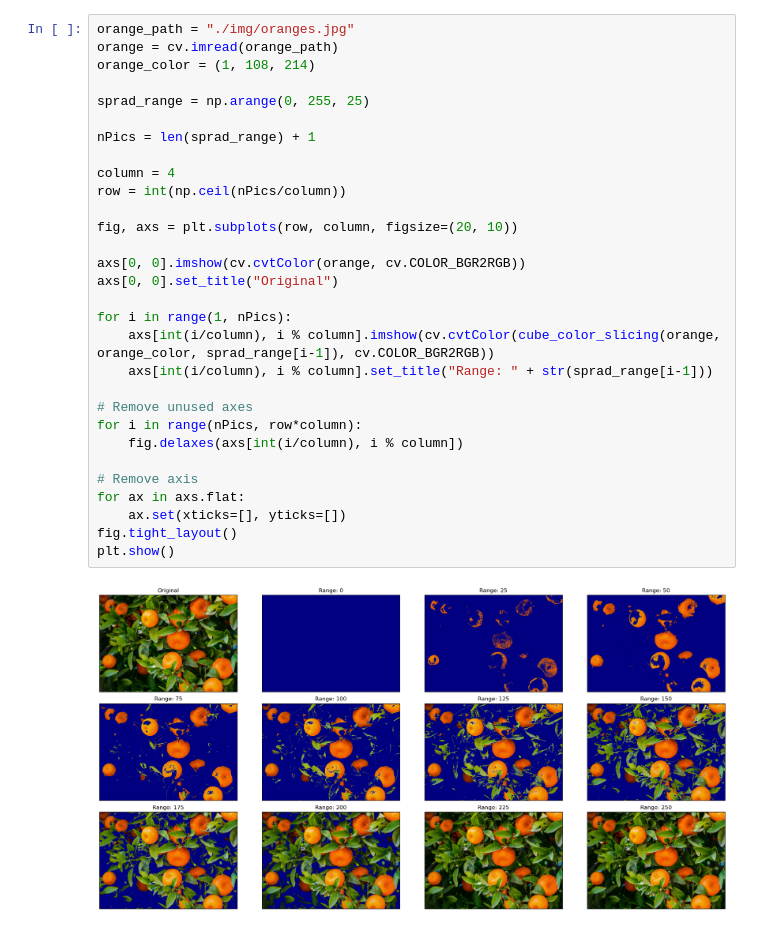
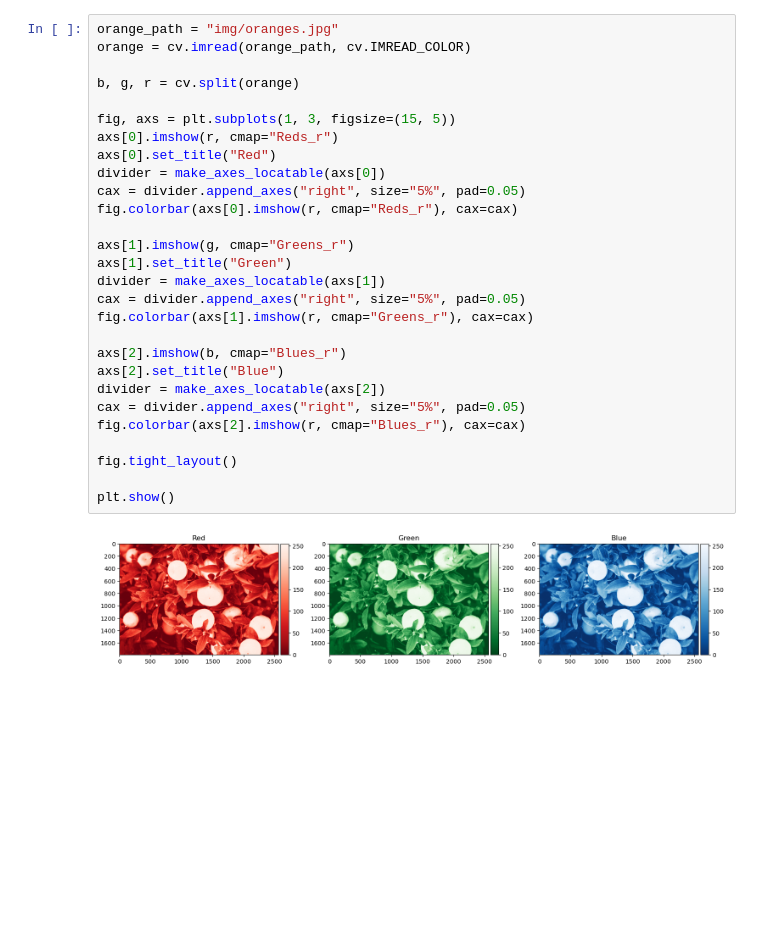
Before and after one commit to ratchanonp/imageprocessing, a Jupyter notebook: Assignment_5/Assignment_5_2.ipynb, the cells around one changed output. Drawn from its saved outputs; the diff is of its cells as text; blank space fills up the shorter version.

Commit message:
Color Slicing

```diff
--- a/Assignment_5/Assignment_5_2.ipynb
+++ b/Assignment_5/Assignment_5_2.ipynb
@@ -24,32 +7,30 @@ def cube_color_slicing(img, color, spread_range):
-# %%
-orange_path = "./img/oranges.jpg"
-orange = cv.imread(orange_path)
-orange_color = (1, 108, 214)
-
-sprad_range = np.arange(0, 255, 25)
-
-nPics = len(sprad_range) + 1
-
-column = 4
-row = int(np.ceil(nPics/column))
-
-fig, axs = plt.subplots(row, column, figsize=(20, 10))
-
-axs[0, 0].imshow(cv.cvtColor(orange, cv.COLOR_BGR2RGB))
-axs[0, 0].set_title("Original")
-
-for i in range(1, nPics):
-    axs[int(i/column), i % column].imshow(cv.cvtColor(cube_color_slicing(orange, orange_color, sprad_range[i-1]), cv.COLOR_BGR2RGB))
-    axs[int(i/column), i % column].set_title("Range: " + str(sprad_range[i-1]))
-
-# Remove unused axes
-for i in range(nPics, row*column):
-    fig.delaxes(axs[int(i/column), i % column])
-
-# Remove axis
-for ax in axs.flat:
-    ax.set(xticks=[], yticks=[])
-fig.tight_layout()
-plt.show()
-# %% [output]
-[figure, removed]
+# %%
+orange_path = "img/oranges.jpg"
+orange = cv.imread(orange_path, cv.IMREAD_COLOR)
+
+b, g, r = cv.split(orange)
+
+fig, axs = plt.subplots(1, 3, figsize=(15, 5))
+axs[0].imshow(r, cmap="Reds_r")
+axs[0].set_title("Red")
+divider = make_axes_locatable(axs[0])
+cax = divider.append_axes("right", size="5%", pad=0.05)
+fig.colorbar(axs[0].imshow(r, cmap="Reds_r"), cax=cax)
+
+axs[1].imshow(g, cmap="Greens_r")
+axs[1].set_title("Green")
+divider = make_axes_locatable(axs[1])
+cax = divider.append_axes("right", size="5%", pad=0.05)
+fig.colorbar(axs[1].imshow(r, cmap="Greens_r"), cax=cax)
+
+axs[2].imshow(b, cmap="Blues_r")
+axs[2].set_title("Blue")
+divider = make_axes_locatable(axs[2])
+cax = divider.append_axes("right", size="5%", pad=0.05)
+fig.colorbar(axs[2].imshow(r, cmap="Blues_r"), cax=cax)
+
+fig.tight_layout()
+
+plt.show()
+# %% [output]
+[figure, added]
```
Also changed, not shown: parts of 10 cells of this notebook.
